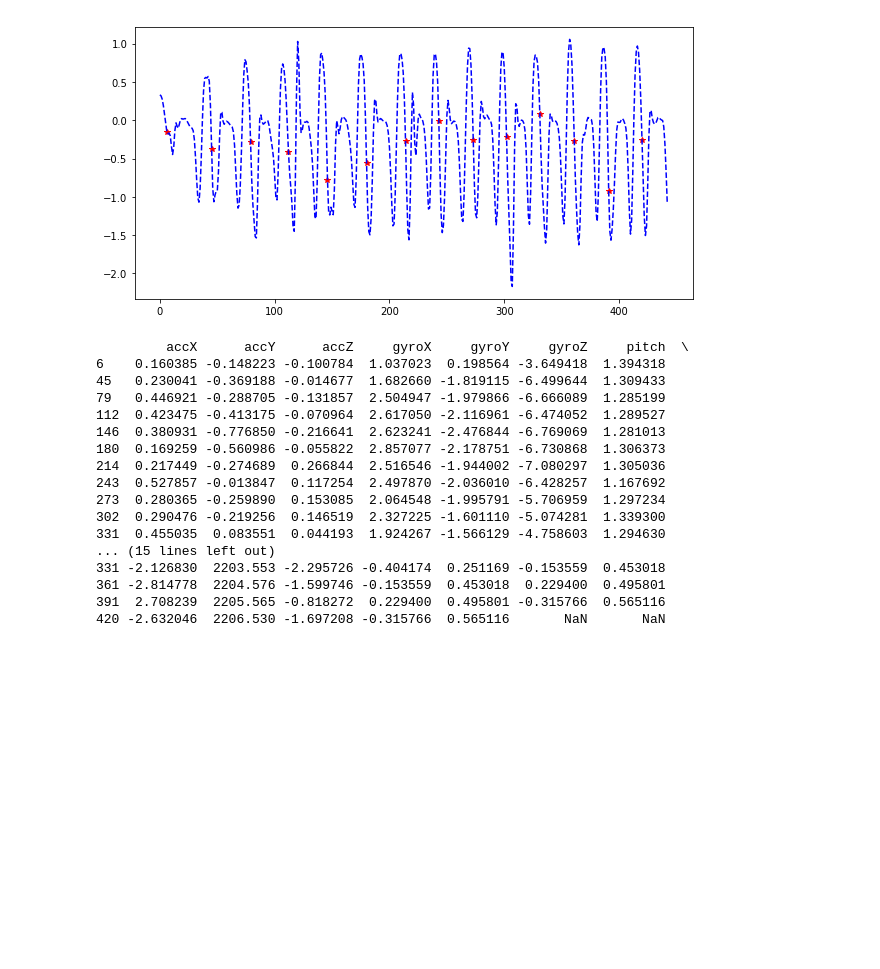
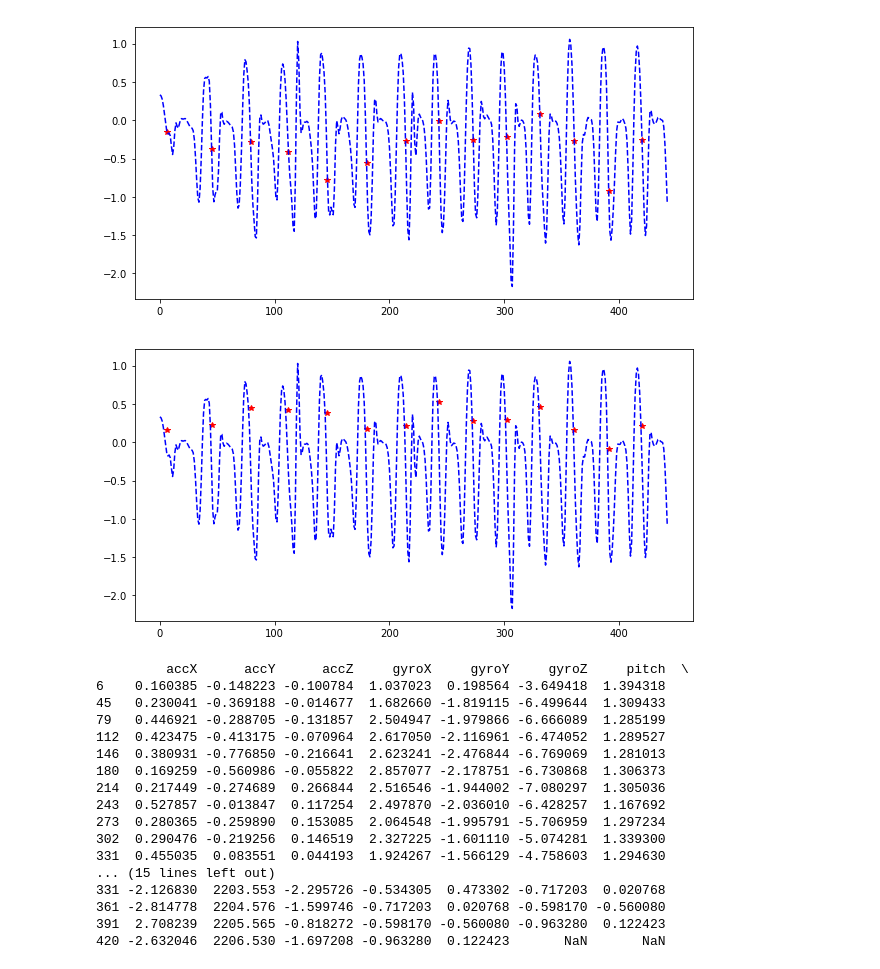
Before and after one commit to Jeoyyyy/Walking_data_analysis, a Jupyter notebook: Margaret/WalkingData.ipynb, the cells around one changed output. Saved outputs shown, nothing was run; the diff lists cells and outputs as text; code cells hidden in the pictures; blank space fills up the shorter version.

```diff
--- a/Margaret/WalkingData.ipynb
+++ b/Margaret/WalkingData.ipynb
@@ -211,6 +188,12 @@ plt.show()
+# %%
+plt.figure(figsize=(10,5))
+plt.plot(steps['accX'],'r*',left['accY'], 'b--')
+plt.show()
+# %% [output]
+[figure, added]
 # %%
-steps['initVy'] = np.multiply(0.1* steps['gyroZ'], - np.sin(steps['roll']))
-steps['initVx'] = np.multiply(0.1* steps['gyroZ'], np.cos(steps['roll']))
+steps['initVy'] = np.multiply(0.15* steps['gyroZ'], - np.sin(steps['yaw']))
+steps['initVx'] = np.multiply(0.15* steps['gyroZ'], np.cos(steps['yaw']))
 steps['endVy'] = steps['initVy'].shift(-1)
 steps['endVx'] = steps['initVx'].shift(-1)
 print(steps)
@@ -228,10 +211,10 @@ print(steps)
 302  0.290476 -0.219256  0.146519  2.327225 -1.601110 -5.074281  1.339300
 331  0.455035  0.083551  0.044193  1.924267 -1.566129 -4.758603  1.294630
 ... (15 lines left out)
-331 -2.126830  2203.553 -2.295726 -0.404174  0.251169 -0.153559  0.453018
-361 -2.814778  2204.576 -1.599746 -0.153559  0.453018  0.229400  0.495801
-391  2.708239  2205.565 -0.818272  0.229400  0.495801 -0.315766  0.565116
-420 -2.632046  2206.530 -1.697208 -0.315766  0.565116       NaN       NaN
+331 -2.126830  2203.553 -2.295726 -0.534305  0.473302 -0.717203  0.020768
+361 -2.814778  2204.576 -1.599746 -0.717203  0.020768 -0.598170 -0.560080
+391  2.708239  2205.565 -0.818272 -0.598170 -0.560080 -0.963280  0.122423
+420 -2.632046  2206.530 -1.697208 -0.963280  0.122423       NaN       NaN
 # %%
 steps['begin_idx'] = steps.index
 steps['end_idx'] = steps['begin_idx'].shift(-1)
```
Also changed, not shown: parts of 14 cells of this notebook.
